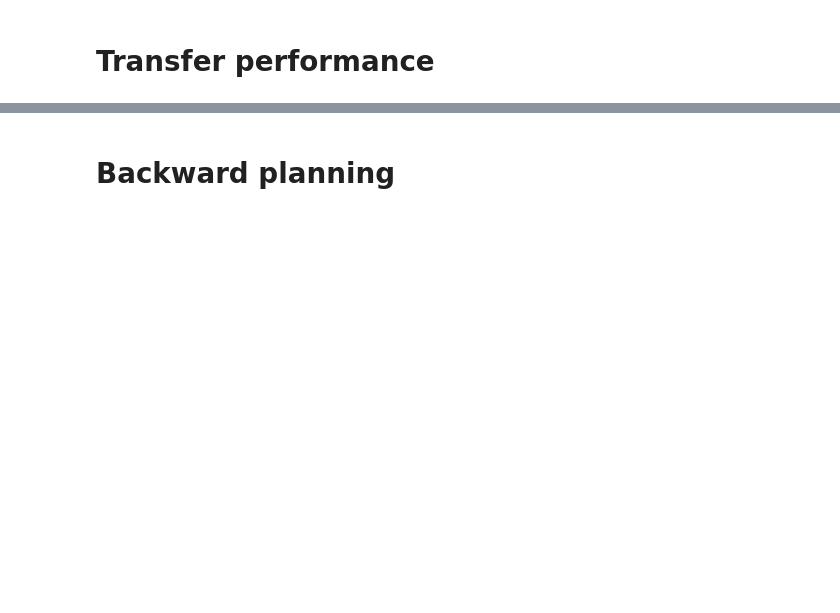
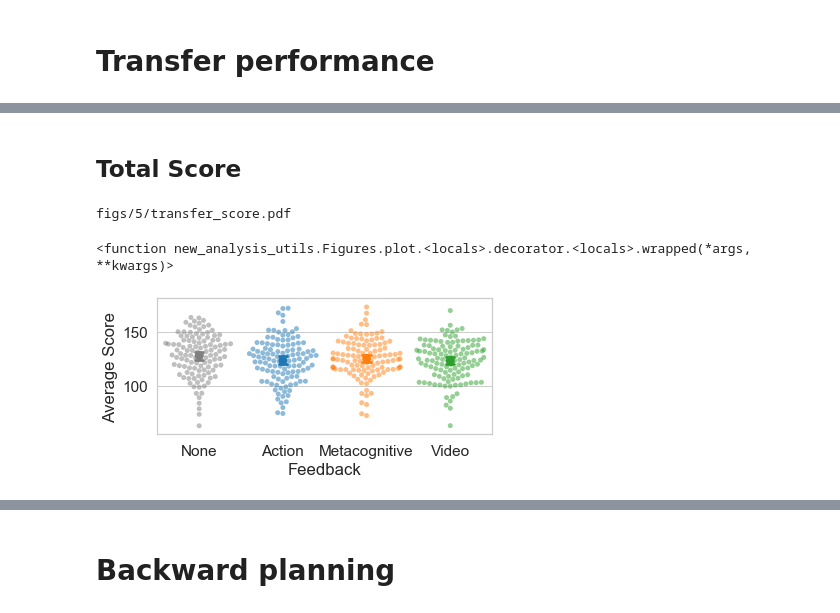
Before and after one commit to fredcallaway/ai-for-improving-human-planning, a Jupyter notebook: analysis/exp5.ipynb, the cells around one changed output, grey strips where cells are left out. Cells and saved outputs as stored; diff of their text form; code cells hidden in the pictures; blank space fills up the shorter version.

```diff
--- a/analysis/exp5.ipynb
+++ b/analysis/exp5.ipynb
@@ -117,0 +257,8 @@ def plot_transfer(outcome):
+# %% [markdown]
+## Total Score
+# %%
+figure(outcome='score')(plot_transfer)
+# %% [output]
+figs/5/transfer_score.pdf
+<function new_analysis_utils.Figures.plot.<locals>.decorator.<locals>.wrapped(*args, **kwargs)>
+[figure, added]
```
Also changed, not shown: parts of 61 cells of this notebook, 22 other files.
